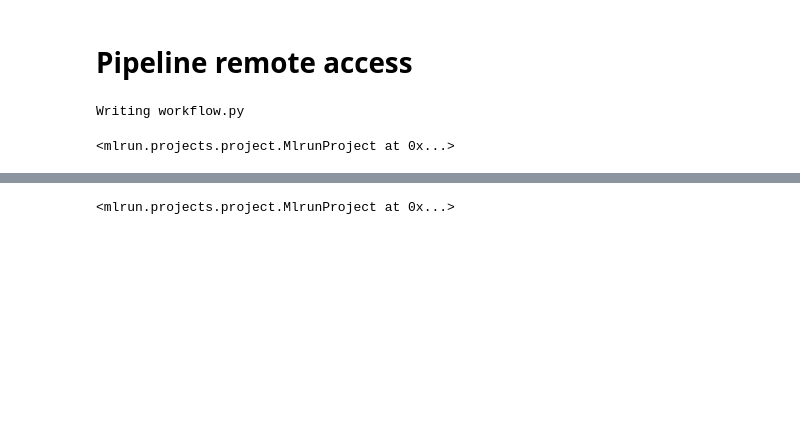
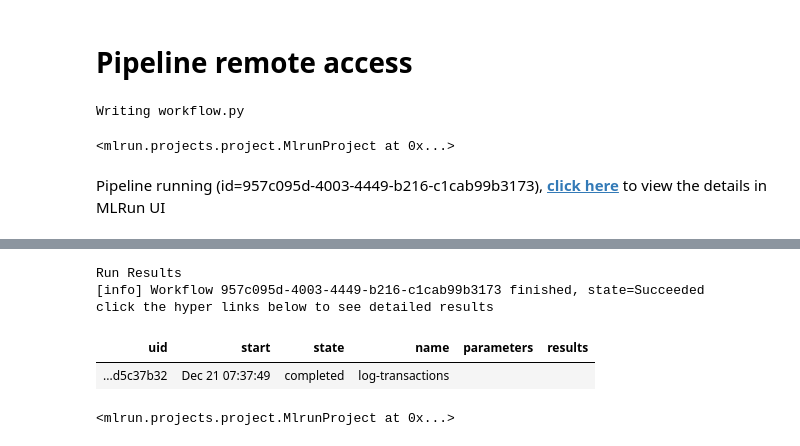
Before and after one commit to xsqian/test-notebooks, a Jupyter notebook: remote_artifact_runtimes/02_serving_and_pipeline.ipynb, the cells around one changed output, grey strips where cells are left out. Saved outputs shown, nothing was run; the diff lists cells and outputs as text; code cells hidden in the pictures; blank space fills up the shorter version.

```diff
--- a/remote_artifact_runtimes/02_serving_and_pipeline.ipynb
+++ b/remote_artifact_runtimes/02_serving_and_pipeline.ipynb
@@ -123,6 +123,7 @@ project.save()
 <mlrun.projects.project.MlrunProject at 0x...>
 # %%
 # Running with S3
-# project.run(name=workflow_name,watch=True, local=False, artifact_path=project.artifact_path)
+project.run(name=workflow_name,watch=True, local=False, artifact_path=project.artifact_path)
 project.save()
 # %% [output]
+Pipeline running (id=957c095d-4003-4449-b216-c1cab99b3173), click here to view the details in MLRun UI
@@ -129,4 +131,9 @@ project.save()
-<mlrun.projects.project.MlrunProject at 0x...>
+Run Results
+[info] Workflow 957c095d-4003-4449-b216-c1cab99b3173 finished, state=Succeeded
+click the hyper links below to see detailed results
+| uid | start | state | name | parameters | results |
+| ...d5c37b32 | Dec 21 07:37:49 | completed | log-transactions |  |  |
+<mlrun.projects.project.MlrunProject at 0x...>
 # %%
 # Running with GCS
 project.run(name=workflow_name,watch=True, local=False, artifact_path='gs' + project.artifact_path[2:])
```
Also changed, not shown: parts of 7 cells of this notebook, 2 other files.
